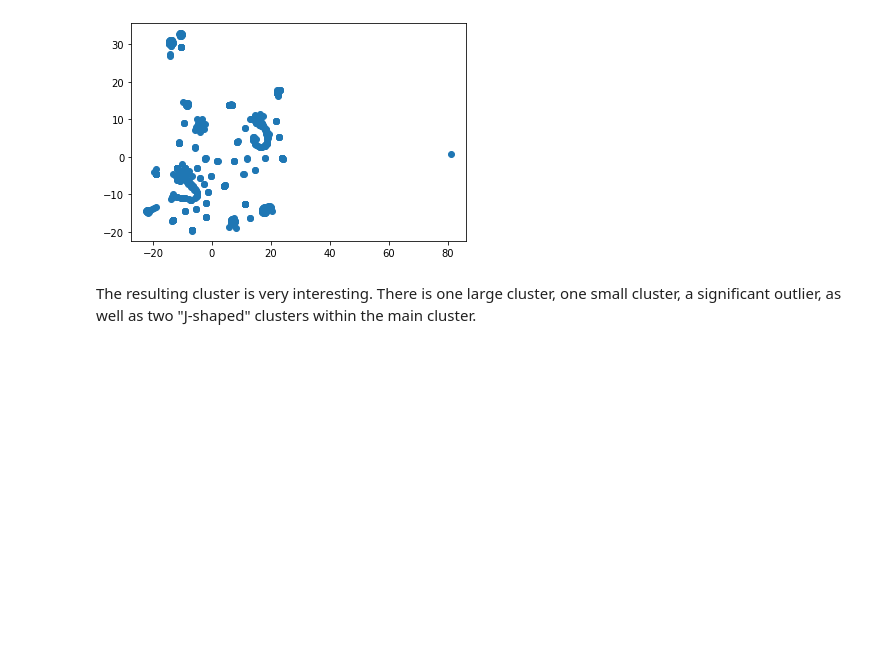
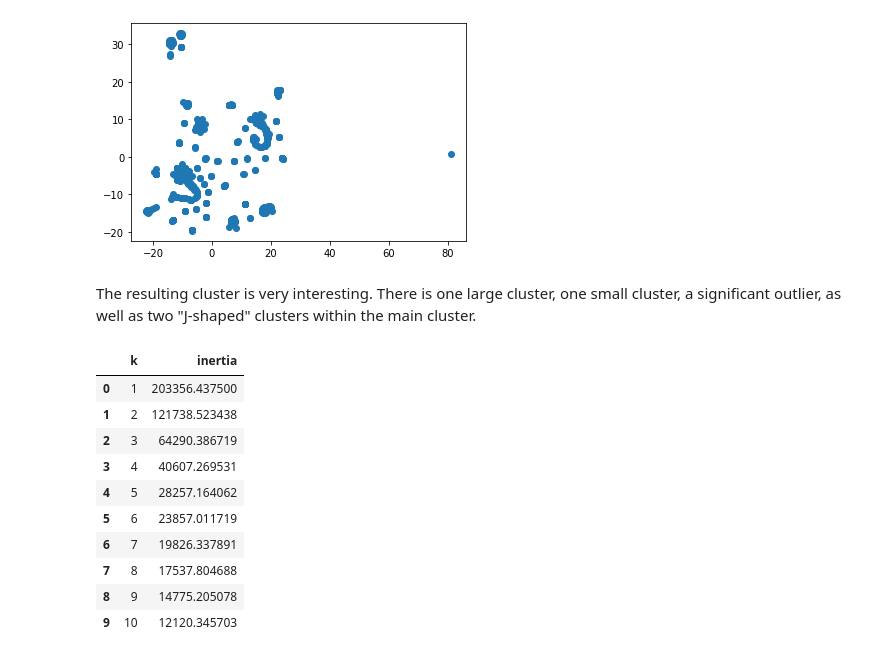
Before and after one commit to hmcwhit96/unsupervised-machine-learning, a Jupyter notebook: crypto_clusters.ipynb, the cells around one changed output. Saved outputs shown, nothing was run; the diff lists cells and outputs as text; code cells hidden in the pictures; blank space fills up the shorter version.

```diff
--- a/crypto_clusters.ipynb
+++ b/crypto_clusters.ipynb
@@ -172,0 +184,17 @@ The resulting cluster is very interesting. There is one large cluster, one small
+# %%
+# create elbow curve
+data = {'k':k, 'inertia': inertia}
+elbow_df = pd.DataFrame(data)
+elbow_df
+# %% [output]
+|  | k | inertia |
+| 0 | 1 | 203356.437500 |
+| 1 | 2 | 121738.523438 |
+| 2 | 3 | 64290.386719 |
+| 3 | 4 | 40607.269531 |
+| 4 | 5 | 28257.164062 |
+| 5 | 6 | 23857.011719 |
+| 6 | 7 | 19826.337891 |
+| 7 | 8 | 17537.804688 |
+| 8 | 9 | 14775.205078 |
+| 9 | 10 | 12120.345703 |
```
Also changed, not shown: parts of 3 cells of this notebook.
